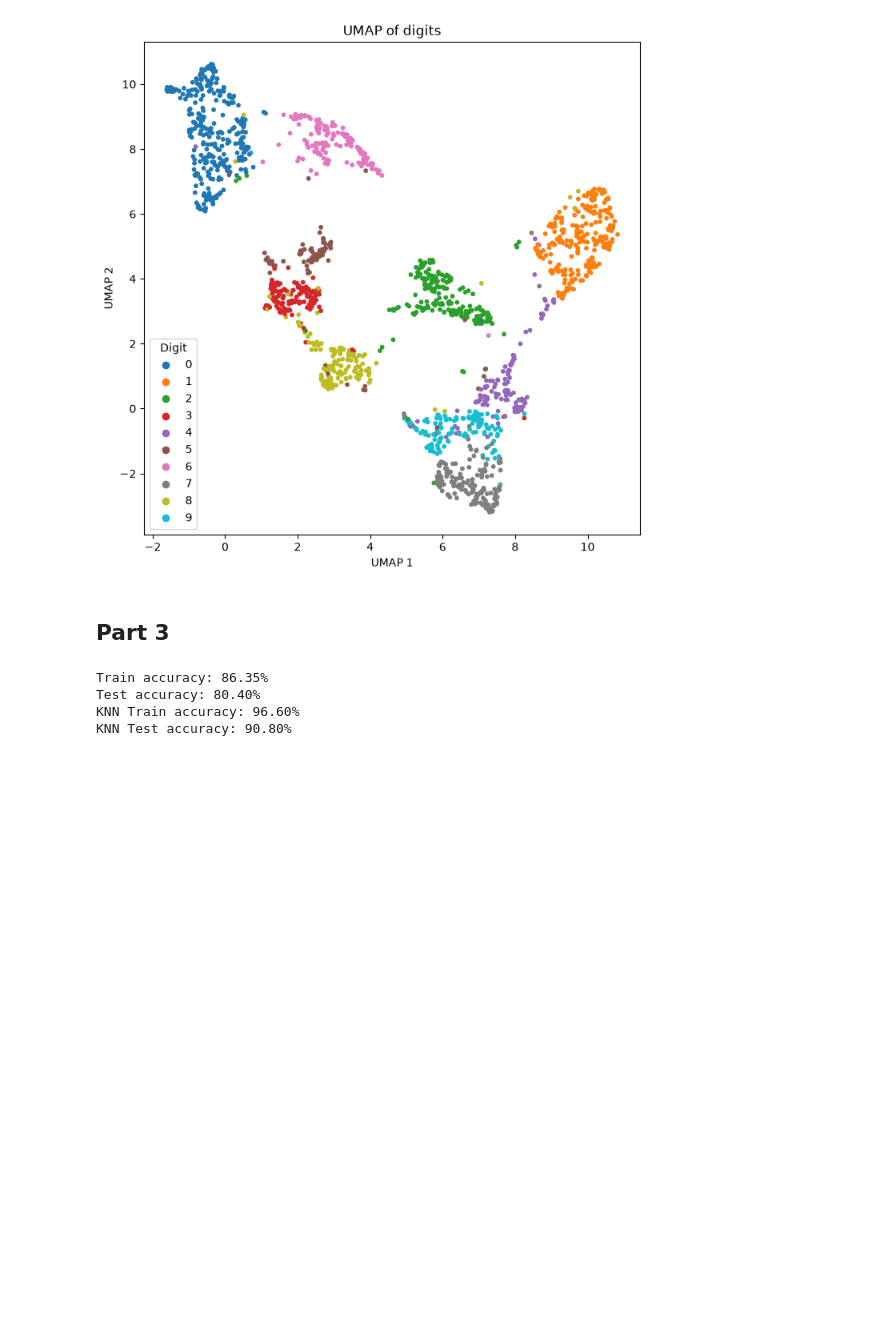
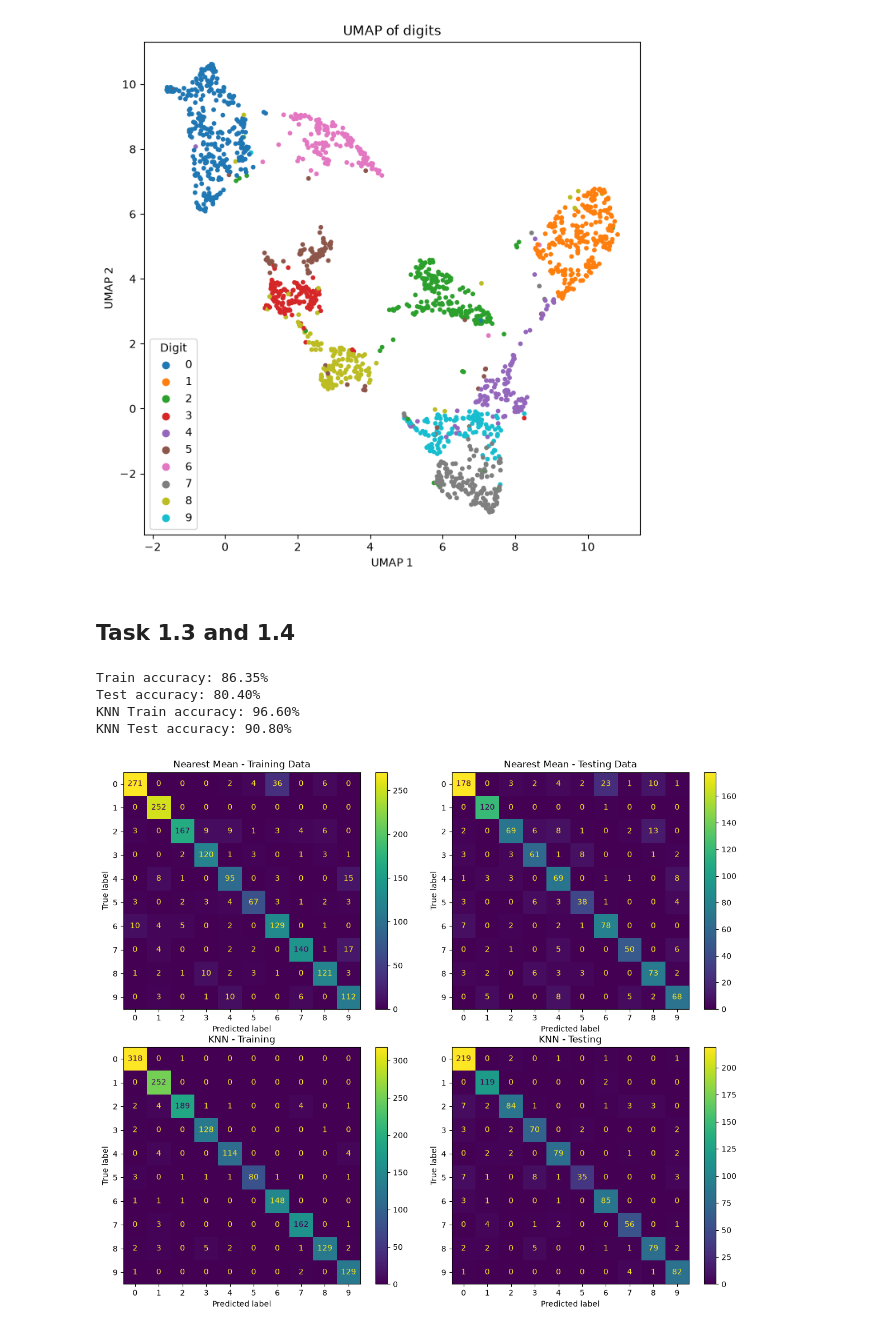
Before and after one commit to DanielSGH/Basic-Digit-Classification, a Jupyter notebook: assignment.ipynb, the cells around one changed output. Cells and saved outputs as stored; diff of their text form; code cells hidden in the pictures; blank space fills up the shorter version.

Commit message:
add requirements.txt and finish task 1.4

```diff
--- a/assignment.ipynb
+++ b/assignment.ipynb
@@ -161,7 +162,7 @@ plt.show()
 # %% [output]
 [figure]
 # %% [markdown]
-## Part 3
+## Task 1.3 and 1.4
 # %%
 centers_matrix = np.array([centers[i] for i in range(10)])
 
@@ -171,30 +172,54 @@ def nearest_mean_predict(X, centers_matrix):
     for image in X:
         distances = [math.dist(image, center) for center in centers_matrix]
         predictions.append(np.argmin(distances))
     return np.array(predictions)
 
 
 train_preds = nearest_mean_predict(train_in.values, centers_matrix)
 train_acc = (train_preds == train_out[0].values).mean()
 print(f"Train accuracy: {train_acc * 100:.2f}%")
 
 test_preds = nearest_mean_predict(test_in.values, centers_matrix)
 test_acc = (test_preds == test_out[0].values).mean()
 print(f"Test accuracy: {test_acc * 100:.2f}%")
 
 knn = KNeighborsClassifier(n_neighbors=5)  # k/n is variable
 knn.fit(train_in, train_out[0])
 
 knn_train_preds = knn.predict(train_in)
 knn_test_preds = knn.predict(test_in)
 
 knn_train_acc = (knn_train_preds == train_out[0].values).mean()
 knn_test_acc = (knn_test_preds == test_out[0].values).mean()
 
 print(f"KNN Train accuracy: {knn_train_acc * 100:.2f}%")
 print(f"KNN Test accuracy: {knn_test_acc * 100:.2f}%")
+
+labels = list(range(10))
+
+fig, axes = plt.subplots(2, 2, figsize=(12, 10))
+
+matrix_nm_train = confusion_matrix(train_out[0].values, train_preds, labels=labels)
+ConfusionMatrixDisplay(matrix_nm_train, display_labels=labels).plot(ax=axes[0, 0])
+axes[0, 0].set_title("Nearest Mean - Training Data")
+
+matrix_nm_test = confusion_matrix(test_out[0].values, test_preds, labels=labels)
+ConfusionMatrixDisplay(matrix_nm_test, display_labels=labels).plot(ax=axes[0, 1])
+axes[0, 1].set_title("Nearest Mean - Testing Data")
+
+matrix_knn_train = confusion_matrix(train_out[0].values, knn_train_preds, labels=labels)
+ConfusionMatrixDisplay(matrix_knn_train, display_labels=labels).plot(ax=axes[1, 0])
+axes[1, 0].set_title("KNN - Training")
+
+matrix_knn_test = confusion_matrix(test_out[0].values, knn_test_preds, labels=labels)
+ConfusionMatrixDisplay(matrix_knn_test, display_labels=labels).plot(ax=axes[1, 1])
+axes[1, 1].set_title("KNN - Testing")
+
+plt.tight_layout()
+plt.show()
 # %% [output]
 Train accuracy: 86.35%
 Test accuracy: 80.40%
 KNN Train accuracy: 96.60%
 KNN Test accuracy: 90.80%
+[figure, added]
```
Also changed, not shown: parts of 3 cells of this notebook.
